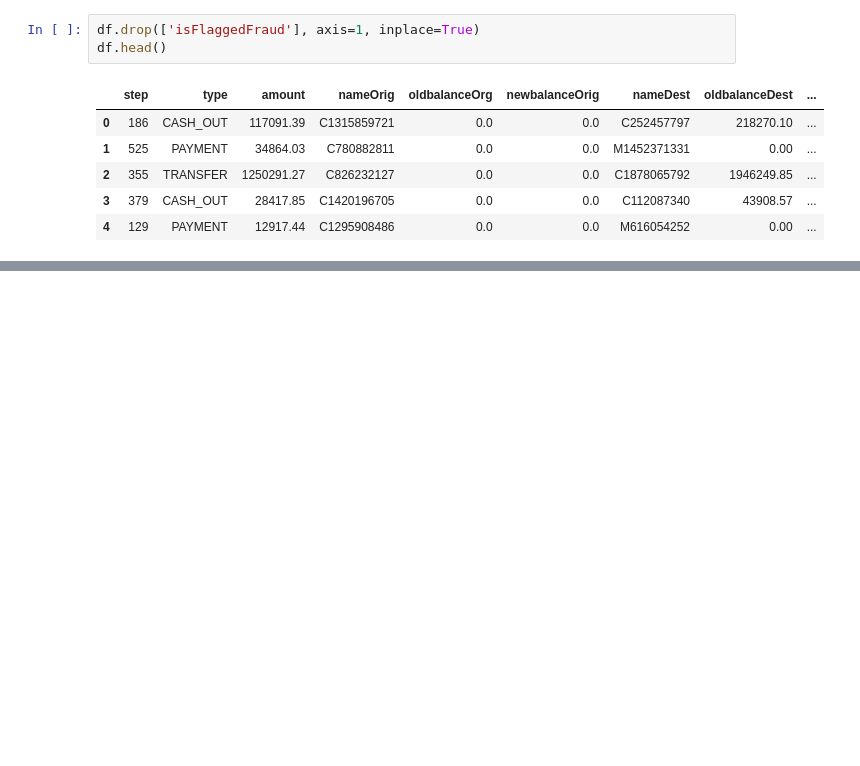
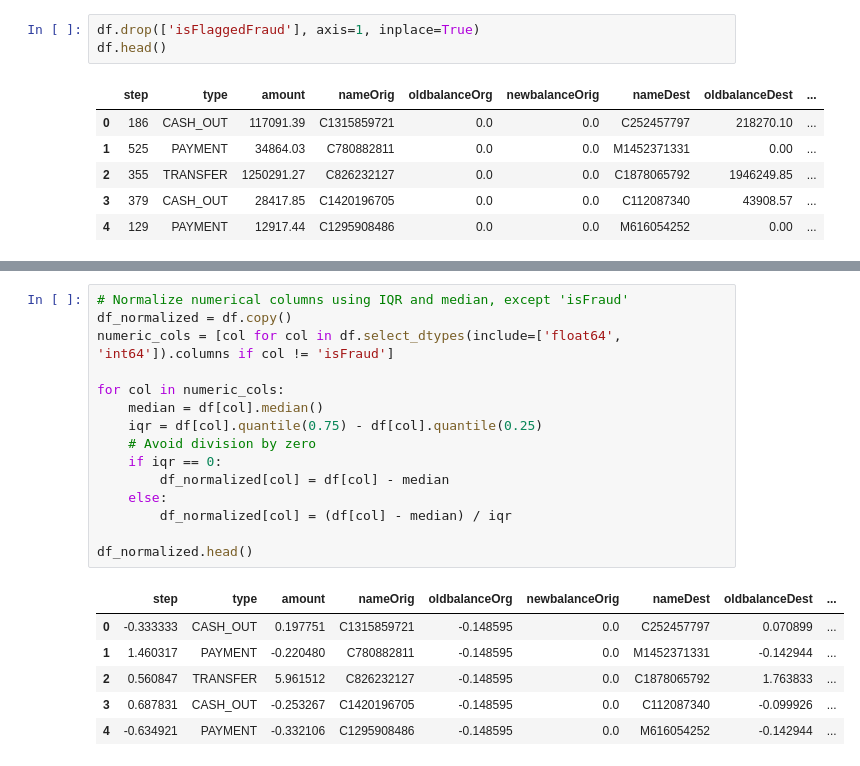
Before and after one commit to wareefAlyousef/Audit-Assistant, a Jupyter notebook: transaction.ipynb, the cells around one changed output, grey strips where cells are left out. Saved outputs shown, nothing was run; the diff lists cells and outputs as text; blank space fills up the shorter version.

```diff
--- a/transaction.ipynb
+++ b/transaction.ipynb
@@ -165,0 +185,22 @@ df.head()
+# %%
+# Normalize numerical columns using IQR and median, except 'isFraud'
+df_normalized = df.copy()
+numeric_cols = [col for col in df.select_dtypes(include=['float64', 'int64']).columns if col != 'isFraud']
+
+for col in numeric_cols:
+    median = df[col].median()
+    iqr = df[col].quantile(0.75) - df[col].quantile(0.25)
+    # Avoid division by zero
+    if iqr == 0:
+        df_normalized[col] = df[col] - median
+    else:
+        df_normalized[col] = (df[col] - median) / iqr
+
+df_normalized.head()
+# %% [output]
+|  | step | type | amount | nameOrig | oldbalanceOrg | newbalanceOrig | nameDest | oldbalanceDest | ... |
+| 0 | -0.333333 | CASH_OUT | 0.197751 | C1315859721 | -0.148595 | 0.0 | C252457797 | 0.070899 | ... |
+| 1 | 1.460317 | PAYMENT | -0.220480 | C780882811 | -0.148595 | 0.0 | M1452371331 | -0.142944 | ... |
+| 2 | 0.560847 | TRANSFER | 5.961512 | C826232127 | -0.148595 | 0.0 | C1878065792 | 1.763833 | ... |
+| 3 | 0.687831 | CASH_OUT | -0.253267 | C1420196705 | -0.148595 | 0.0 | C112087340 | -0.099926 | ... |
+| 4 | -0.634921 | PAYMENT | -0.332106 | C1295908486 | -0.148595 | 0.0 | M616054252 | -0.142944 | ... |
```
Also changed, not shown: parts of 3 cells of this notebook.
